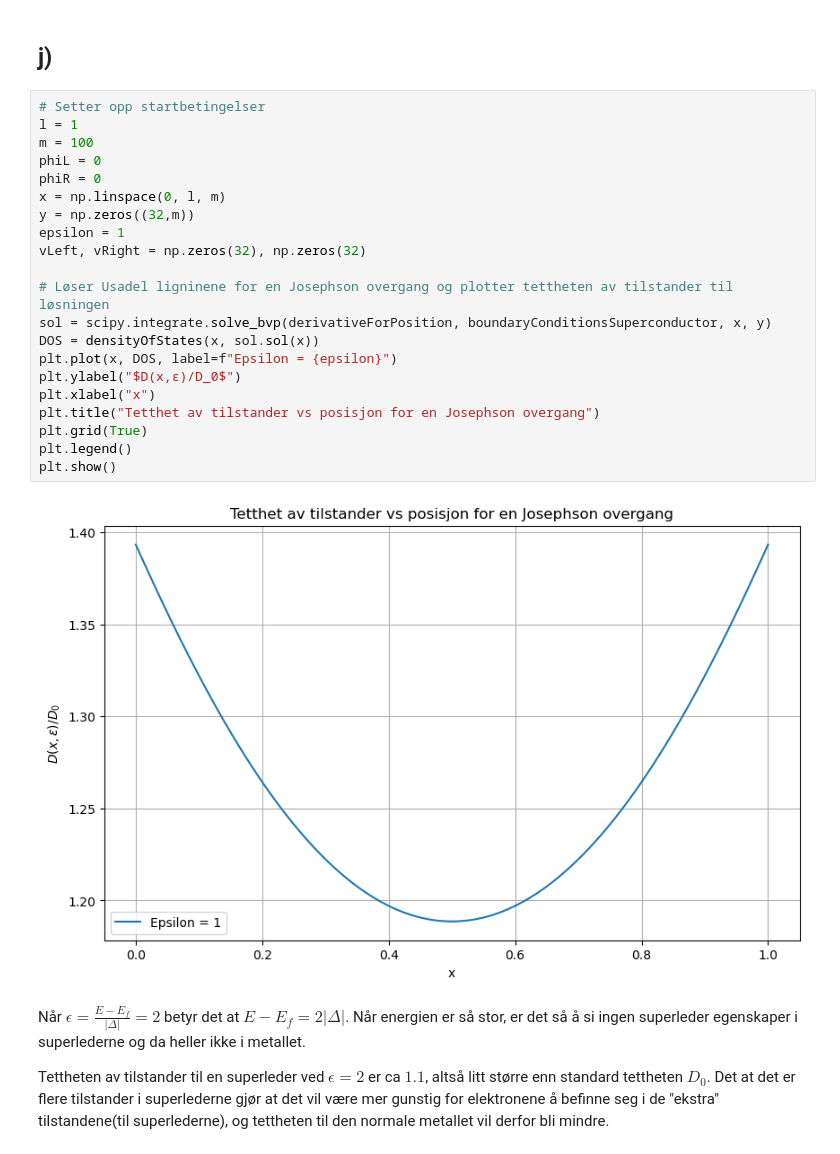
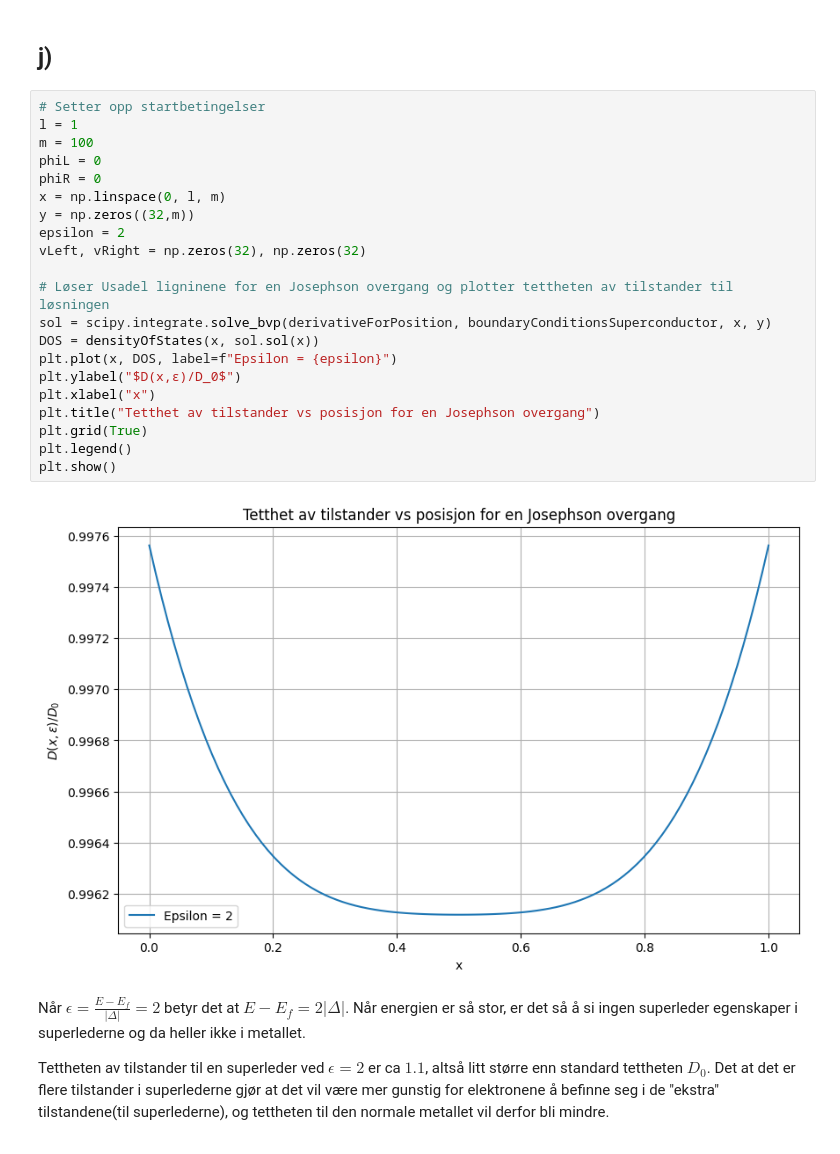
Before and after one commit to marieke-vaske/VitBer-TekFys, a Jupyter notebook: Sammenslåing av oppgave 2.ipynb, the cells around one changed output. Drawn from its saved outputs; the diff is of its cells as text.

```diff
--- a/Sammenslåing av oppgave 2.ipynb
+++ b/Sammenslåing av oppgave 2.ipynb
@@ -351,26 +322,26 @@ Dette gjør at $s_- = -s_+$ og $c_- = c_+$.
 # %%
 # Setter opp startbetingelser
 l = 1
 m = 100
 phiL = 0
 phiR = 0
 x = np.linspace(0, l, m)
 y = np.zeros((32,m))
-epsilon = 1
+epsilon = 2
 vLeft, vRight = np.zeros(32), np.zeros(32)
 
 # Løser Usadel ligninene for en Josephson overgang og plotter tettheten av tilstander til løsningen
 sol = scipy.integrate.solve_bvp(derivativeForPosition, boundaryConditionsSuperconductor, x, y)
 DOS = densityOfStates(x, sol.sol(x))
 plt.plot(x, DOS, label=f"Epsilon = {epsilon}")
 plt.ylabel("$D(x,ε)/D_0$")
 plt.xlabel("x")
 plt.title("Tetthet av tilstander vs posisjon for en Josephson overgang")
 plt.grid(True)
 plt.legend()
 plt.show()
 # %% [output]
-[figure, old version]
+[figure, new version]
 # %% [markdown]
 Når $\epsilon = \frac{E - E_f}{\left|\Delta\right|} = 2$ betyr det at $E - E_f = 2\left|\Delta\right|$. Når energien er så stor, er det så å si ingen superleder egenskaper i superlederne og da heller ikke i metallet.
 
```
Also changed, not shown: parts of 12 cells of this notebook.
